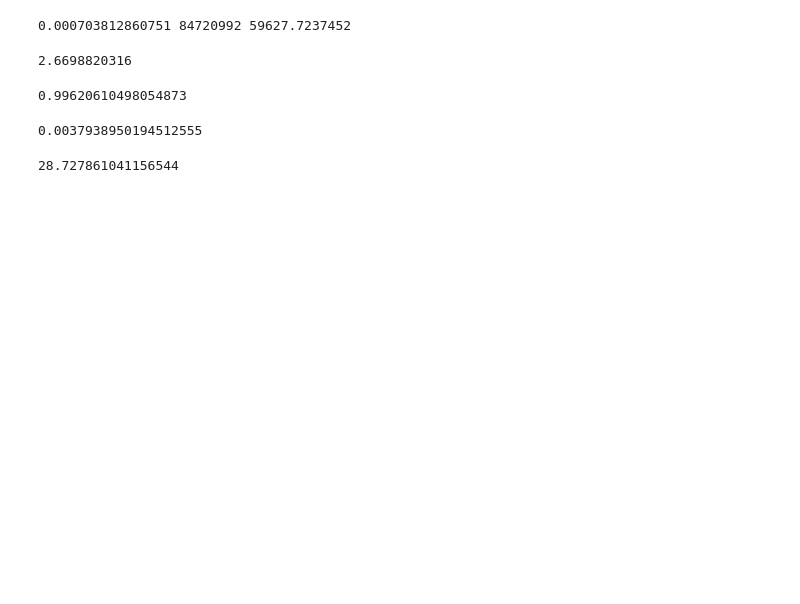
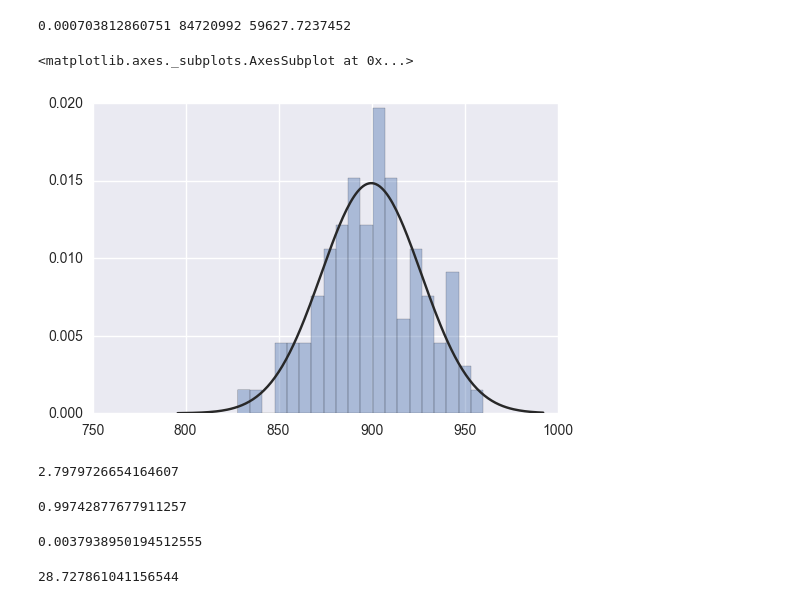
Before and after one commit to mvanzetti/thesis, a Jupyter notebook: notebooks/MIR-derived enhancers.ipynb, the cells around one changed output. Cells and saved outputs as stored; diff of their text form; code cells hidden in the pictures; blank space fills up the shorter version.

```diff
--- a/notebooks/MIR-derived enhancers.ipynb
+++ b/notebooks/MIR-derived enhancers.ipynb
@@ -142,20 +168,50 @@ repeat_mean_size = repeat_bed_df['size'].mean()
+# %%
+from joblib import Parallel, delayed
+import multiprocessing
+
+def create_random_overlap_distribution_parallelized(bed, bed_overlap_with, assembly, min_overlap,
+                                                    samples_num,strategy='random'):
+    num_cores = multiprocessing.cpu_count()
+
+    intervals_size = mean_size(bed_overlap_with)
+    intervals_num = bed_overlap_with.count()
+    columns = ['sample_num', 'size']
+
+    if strategy == 'shuffle':
+        df_list = Parallel(n_jobs=num_cores)(delayed(build_shuffled_overlap)
+                                             (bed, bed_overlap_with, min_overlap, assembly, columns, i)
+                                             for i in range(0, samples_num))
+    else:
+        df_list = Parallel(n_jobs=num_cores)(delayed(build_random_overlap)
+                                             (bed, intervals_size, intervals_num, min_overlap, assembly, columns, i)
+                                             for i in range(0, samples_num))
+    return pd.concat(df_list)
 # %%
-random_counts = []
-for i in range(0,50):
-    random_repeat = BedTool().random(l=repeat_mean_size, n=repeat_bed.count(), genome='hg19')
-    core_random_model_intersection = encode_bed_cores.intersect(random_repeat)
-    random_counts.append(core_random_model_intersection.count())
+test_df = create_random_overlap_distribution_parallelized(encode_bed_cores, repeat_bed, 'hg19',
+                                                         1e-09, 100)
+
+#random_repeat = BedTool().random(l=repeat_mean_size, n=repeat_bed.count(), genome='hg19')
+#core_random_model_intersection = encode_bed_cores.intersect(random_repeat)
+#random_counts.append(core_random_model_intersection.count())
+# %%
+import seaborn as sns
+%matplotlib inline
+import scipy.stats as st
+sns.distplot(test_df[['size']], kde=False, fit=st.norm, bins=20)
+# %% [output]
+<matplotlib.axes._subplots.AxesSubplot at 0x...>
+[figure, added]
 # %%
-z_score =(core_intersection.count() -np.mean(random_counts))/np.std(random_counts)
+z_score =(core_intersection.count() - np.mean(test_df['size']))/np.std(test_df['size'])
 print(z_score)
 # %% [output]
-2.6698820316
+2.7979726654164607
 # %%
 import scipy.stats as st
 st.norm.ppf(.95)
-st.norm.cdf(2.6698820315970244)
+st.norm.cdf(z_score)
 # %% [output]
-0.99620610498054873
+0.99742877677911257
 # %%
 p_values = st.norm.sf(abs(z_score))
 p_values
```
Also changed, not shown: parts of 5 cells of this notebook.
